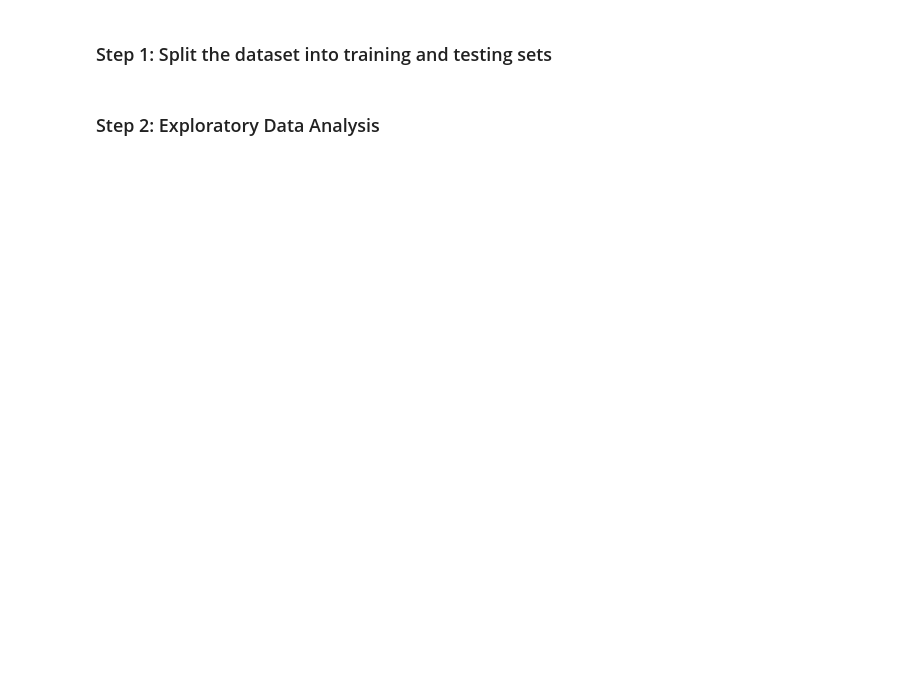
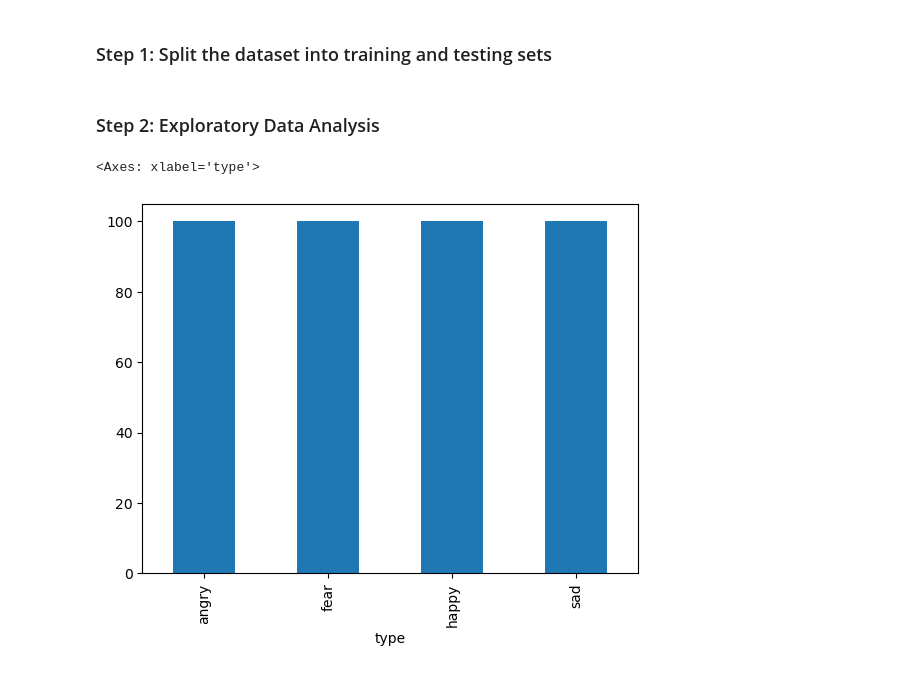
Before and after one commit to kanielv/MML, a Jupyter notebook: Assignment3/src/assignment3.ipynb, the cells around one changed output. Saved outputs shown, nothing was run; the diff lists cells and outputs as text; code cells hidden in the pictures; blank space fills up the shorter version.

Commit message:
added label distributions

```diff
--- a/Assignment3/src/assignment3.ipynb
+++ b/Assignment3/src/assignment3.ipynb
@@ -14,6 +14,16 @@ from utils.create_dataset import split_data
 split_data('../dataset/annotations.csv')
 # %% [markdown]
 ### Step 2: Exploratory Data Analysis
+# %%
+# Display data distributions using bar graph
+from utils.create_dataset import get_annotations
+
+df = get_annotations('../dataset/annotations.csv')
+types = df.groupby('type')['filename'].count()
+types.plot.bar(x='type', y='instances')
+# %% [output]
+<Axes: xlabel='type'>
+[figure, added]
 # %%
 # Display sample audio file
 
```
Also changed, not shown: parts of 1 cell of this notebook, 1 other file.
